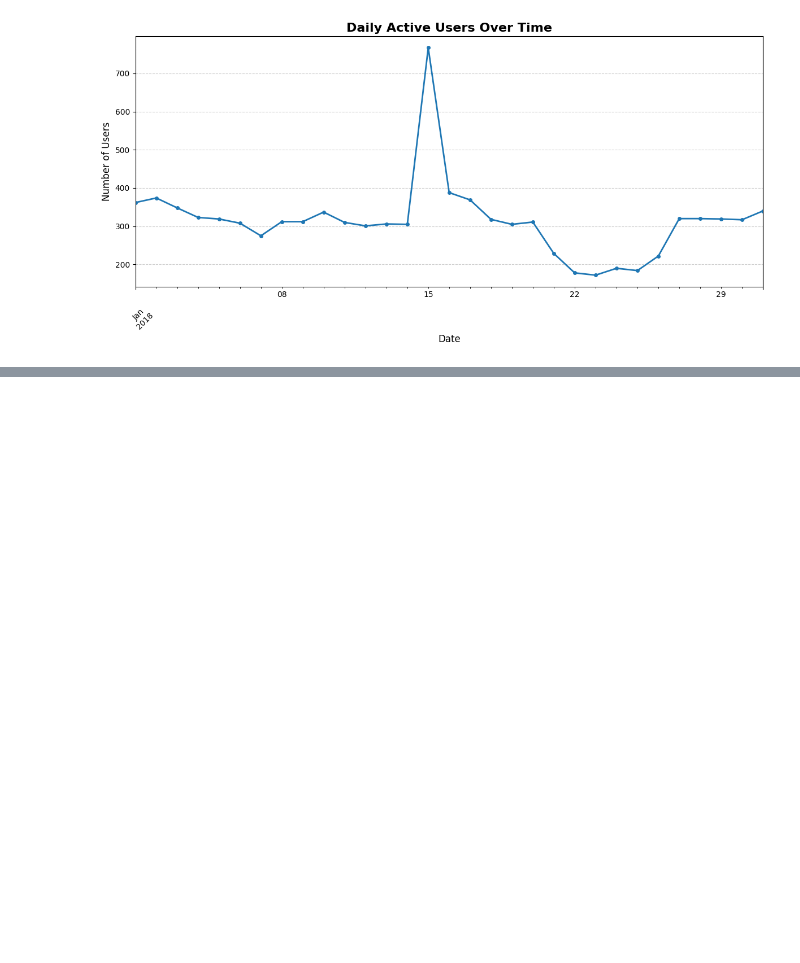
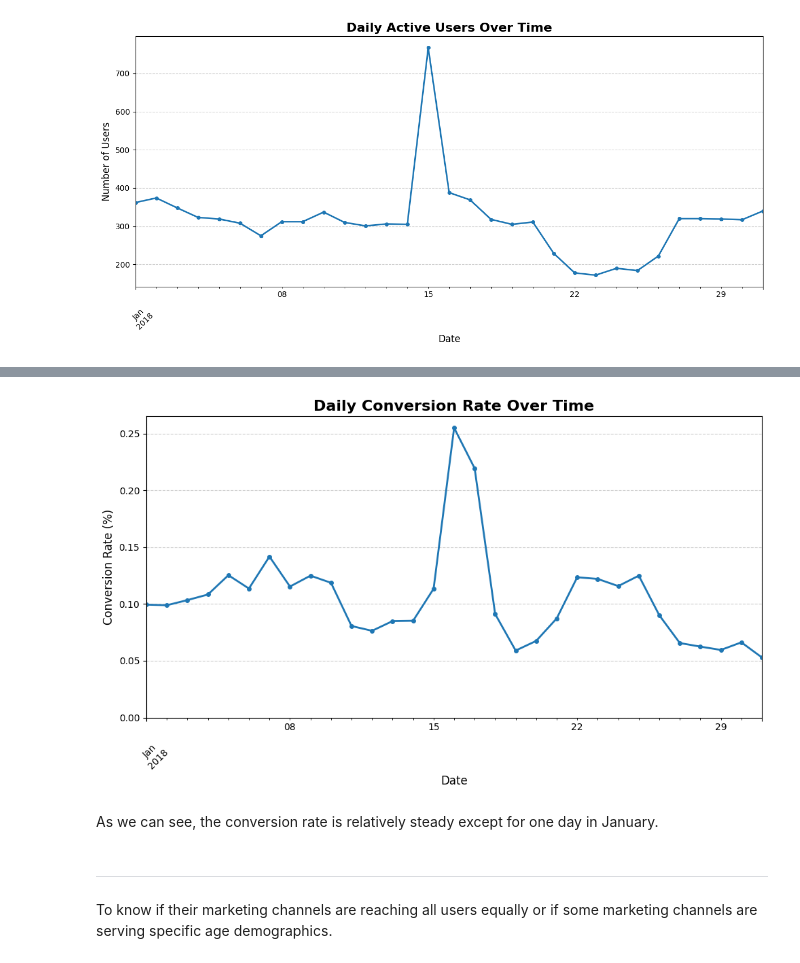
Before and after one commit to Sapanaa/marketing-campaigns, a Jupyter notebook: notebook/02_EDA.ipynb, the cells around one changed output, grey strips where cells are left out. Cells and saved outputs as stored; diff of their text form; code cells hidden in the pictures; blank space fills up the shorter version.

```diff
--- a/notebook/02_EDA.ipynb
+++ b/notebook/02_EDA.ipynb
@@ -72,0 +185,9 @@ plt.show()
+# %%
+total = marketing.groupby('date_served')['user_id'].nunique()
+
+# Group by date_served and count unique converted users
+subscribers = marketing[marketing['converted']==True].groupby('date_served')['user_id'].nunique()
+
+# Calculate the conversion rate per day
+daily_conversion_rate = subscribers/total
+print(daily_conversion_rate)
@@ -72,0 +212,25 @@ plt.show()
+# %%
+plt.figure(figsize=(10, 6))
+daily_conversion_rate.plot(
+    linewidth=2,
+    marker='o',
+    markersize=4
+)
+
+plt.title('Daily Conversion Rate Over Time', fontsize=16, fontweight='bold')
+plt.xlabel('Date', fontsize=12)
+plt.ylabel('Conversion Rate (%)', fontsize=12)
+
+plt.xticks(rotation=45)
+plt.grid(True, linestyle='--', alpha=0.6)
+plt.ylim(0)
+plt.tight_layout()
+plt.show()
+# %% [output]
+[figure, added]
+# %% [markdown]
+As we can see, the conversion rate is relatively steady except for one day in January.
+# %% [markdown]
+---
+# %% [markdown]
+To know if their marketing channels are reaching all users equally or if some marketing channels are serving specific age demographics.
```
Also changed, not shown: parts of 77 cells of this notebook, 3 other files.
